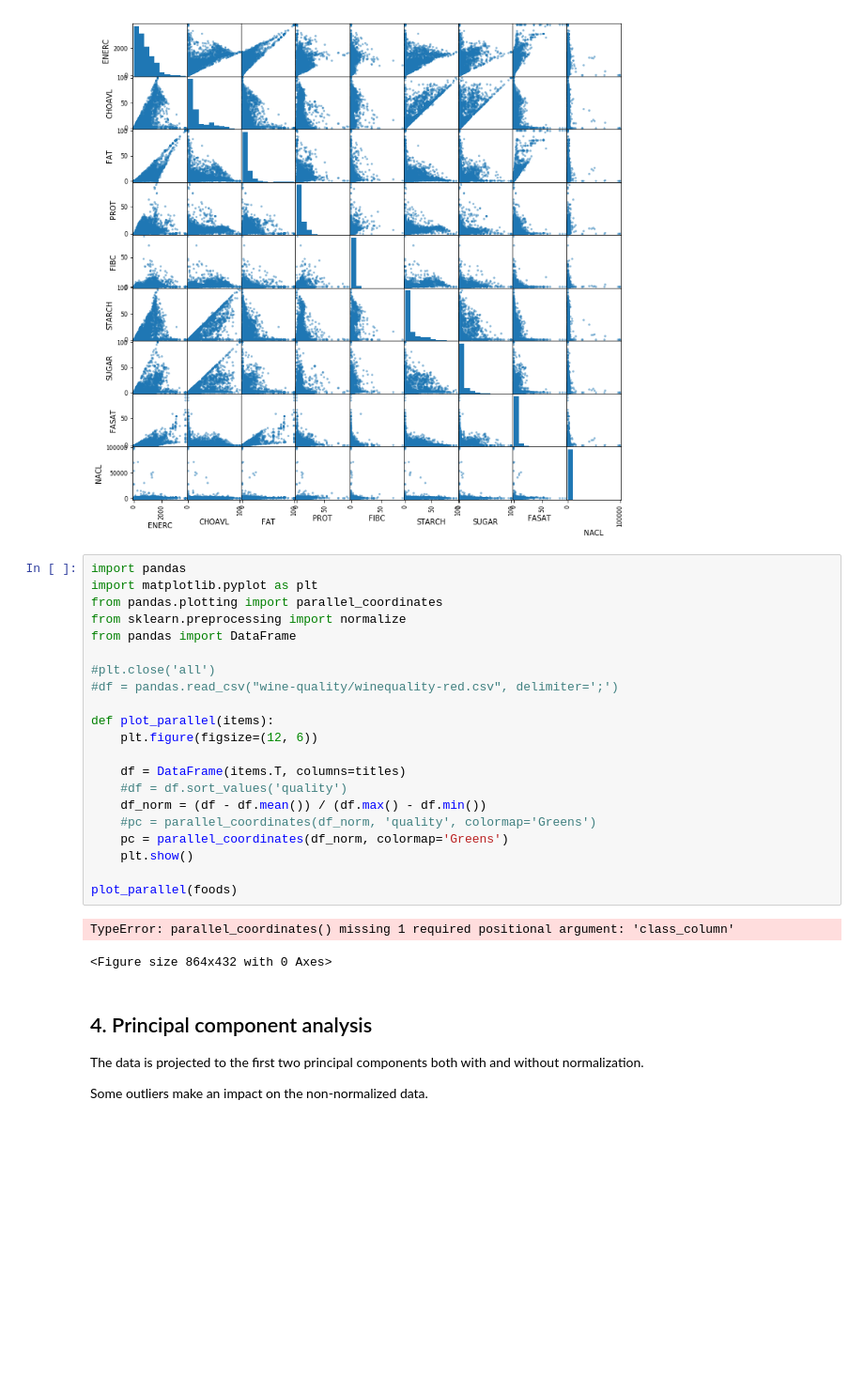
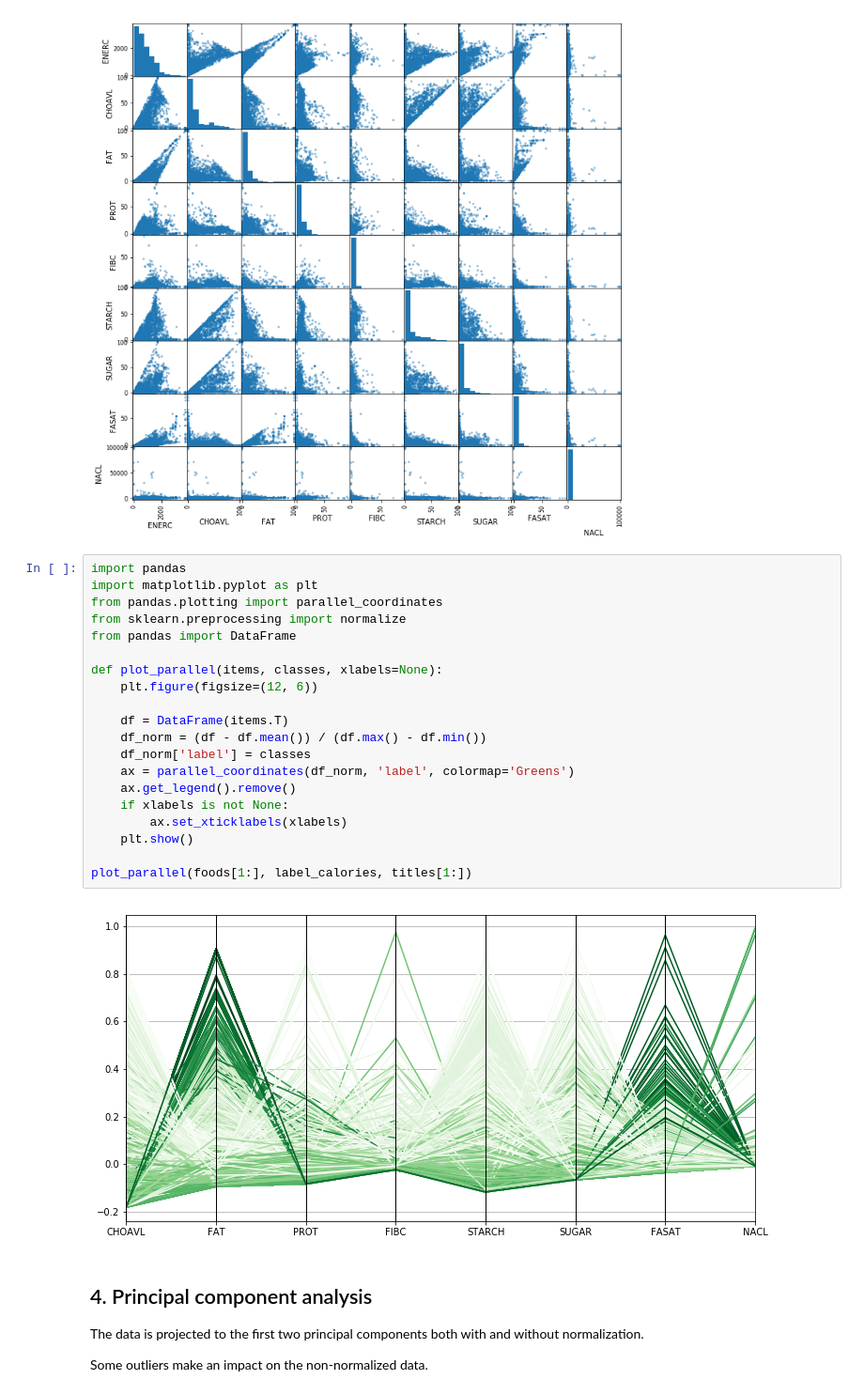
Before and after one commit to tjkemp/nutrient-contents, a Jupyter notebook: nutrient-contents.ipynb, the cells around one changed output. Shown at 94% size. Drawn from its saved outputs; the diff is of its cells as text; blank space fills up the shorter version.

```diff
--- a/nutrient-contents.ipynb
+++ b/nutrient-contents.ipynb
@@ -158,27 +177,25 @@ plot_scatter(foods)
 # %%
 import pandas
 import matplotlib.pyplot as plt
 from pandas.plotting import parallel_coordinates
 from sklearn.preprocessing import normalize
 from pandas import DataFrame
 
-#plt.close('all')
-#df = pandas.read_csv("wine-quality/winequality-red.csv", delimiter=';')
-
-def plot_parallel(items):
+def plot_parallel(items, classes, xlabels=None):
     plt.figure(figsize=(12, 6))
 
-    df = DataFrame(items.T, columns=titles)
-    #df = df.sort_values('quality')
+    df = DataFrame(items.T)
     df_norm = (df - df.mean()) / (df.max() - df.min())
-    #pc = parallel_coordinates(df_norm, 'quality', colormap='Greens')
-    pc = parallel_coordinates(df_norm, colormap='Greens')
+    df_norm['label'] = classes
+    ax = parallel_coordinates(df_norm, 'label', colormap='Greens')
+    ax.get_legend().remove()
+    if xlabels is not None:
+        ax.set_xticklabels(xlabels)
     plt.show()
 
-plot_parallel(foods)
+plot_parallel(foods[1:], label_calories, titles[1:])
 # %% [output]
-TypeError: parallel_coordinates() missing 1 required positional argument: 'class_column'
-<Figure size 864x432 with 0 Axes>
+[figure, added]
 # %% [markdown]
 ## 4. Principal component analysis
 
```
Also changed, not shown: parts of 9 cells of this notebook.
